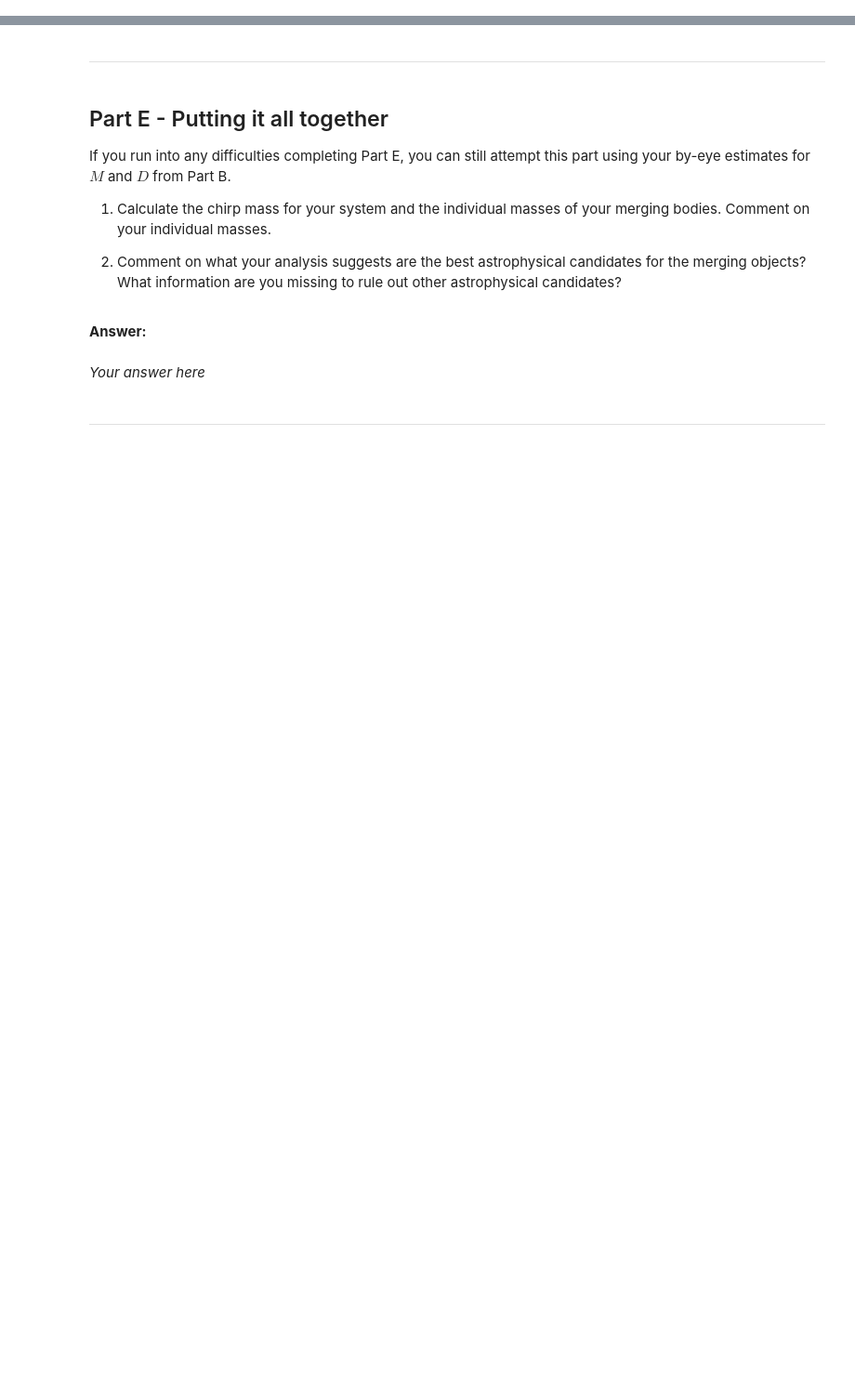
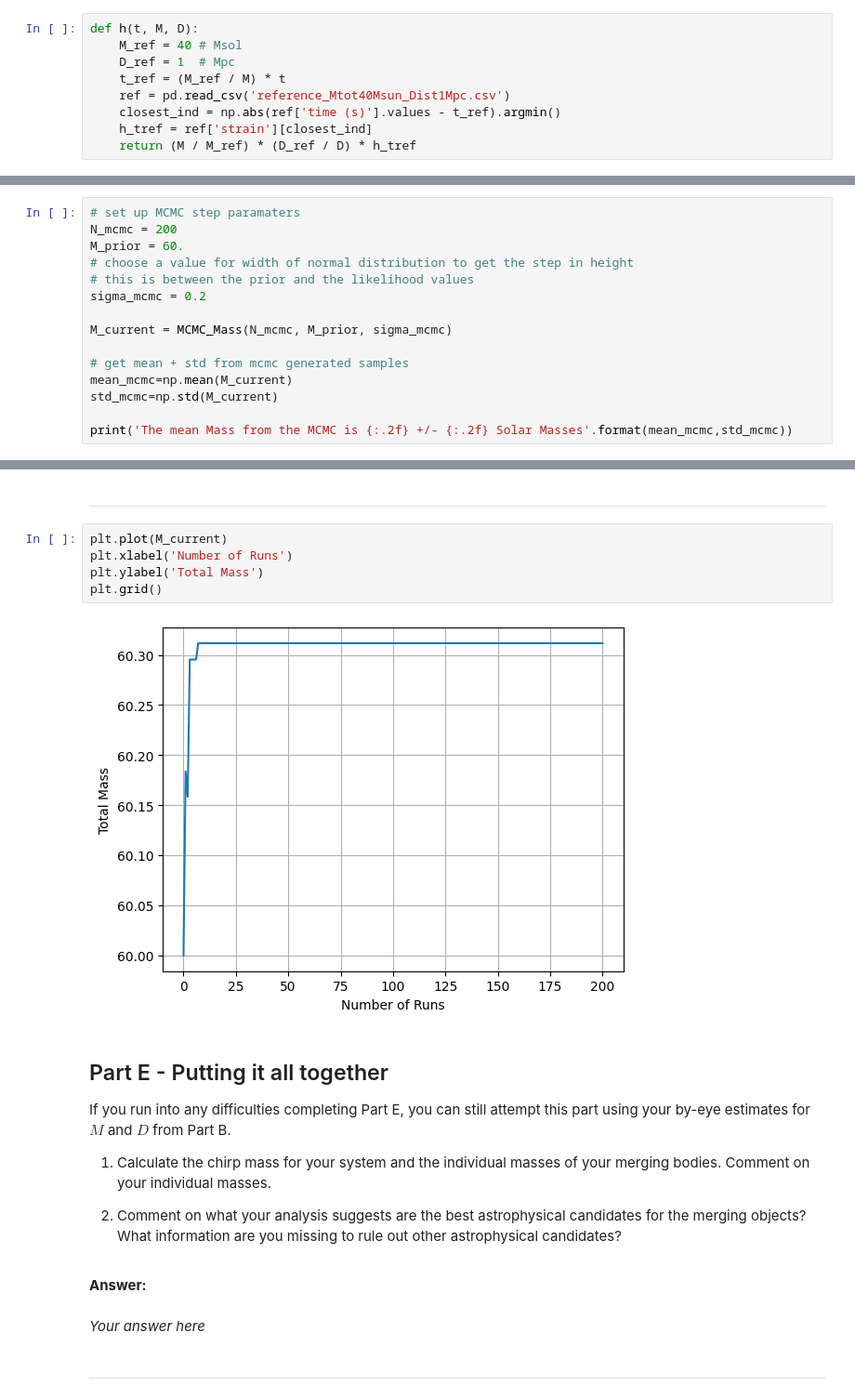
Before and after one commit to thomasarintoul/Data-Analysis-2024, a Jupyter notebook: coursework/AIMLAC_MiniCA/CDT_CA_miniproject.ipynb, the cells around one changed output, grey strips where cells are left out. Shown at 93% size. Cells and saved outputs as stored; diff of their text form; blank space fills up the shorter version.

```diff
--- a/coursework/AIMLAC_MiniCA/CDT_CA_miniproject.ipynb
+++ b/coursework/AIMLAC_MiniCA/CDT_CA_miniproject.ipynb
@@ -378,0 +345,9 @@ ValueError: operands could not be broadcast together with shapes (24622,) (2000,
+# %%
+def h(t, M, D):
+    M_ref = 40 # Msol
+    D_ref = 1  # Mpc
+    t_ref = (M_ref / M) * t
+    ref = pd.read_csv('reference_Mtot40Msun_Dist1Mpc.csv')
+    closest_ind = np.abs(ref['time (s)'].values - t_ref).argmin()
+    h_tref = ref['strain'][closest_ind]
+    return (M / M_ref) * (D_ref / D) * h_tref
@@ -378,0 +410,15 @@ ValueError: operands could not be broadcast together with shapes (24622,) (2000,
+# %%
+# set up MCMC step paramaters
+N_mcmc = 200
+M_prior = 60.
+# choose a value for width of normal distribution to get the step in height
+# this is between the prior and the likelihood values
+sigma_mcmc = 0.2
+
+M_current = MCMC_Mass(N_mcmc, M_prior, sigma_mcmc)
+
+# get mean + std from mcmc generated samples
+mean_mcmc=np.mean(M_current)
+std_mcmc=np.std(M_current)
+
+print('The mean Mass from the MCMC is {:.2f} +/- {:.2f} Solar Masses'.format(mean_mcmc,std_mcmc))
@@ -379,5 +443,12 @@ ValueError: operands could not be broadcast together with shapes (24622,) (2000,
 # %% [markdown]
 ***
+# %%
+plt.plot(M_current)
+plt.xlabel('Number of Runs')
+plt.ylabel('Total Mass')
+plt.grid()
+# %% [output]
+[figure, added]
 # %% [markdown]
 ## Part E - Putting it all together
 
```
Also changed, not shown: parts of 7 cells of this notebook, 1 other file.
